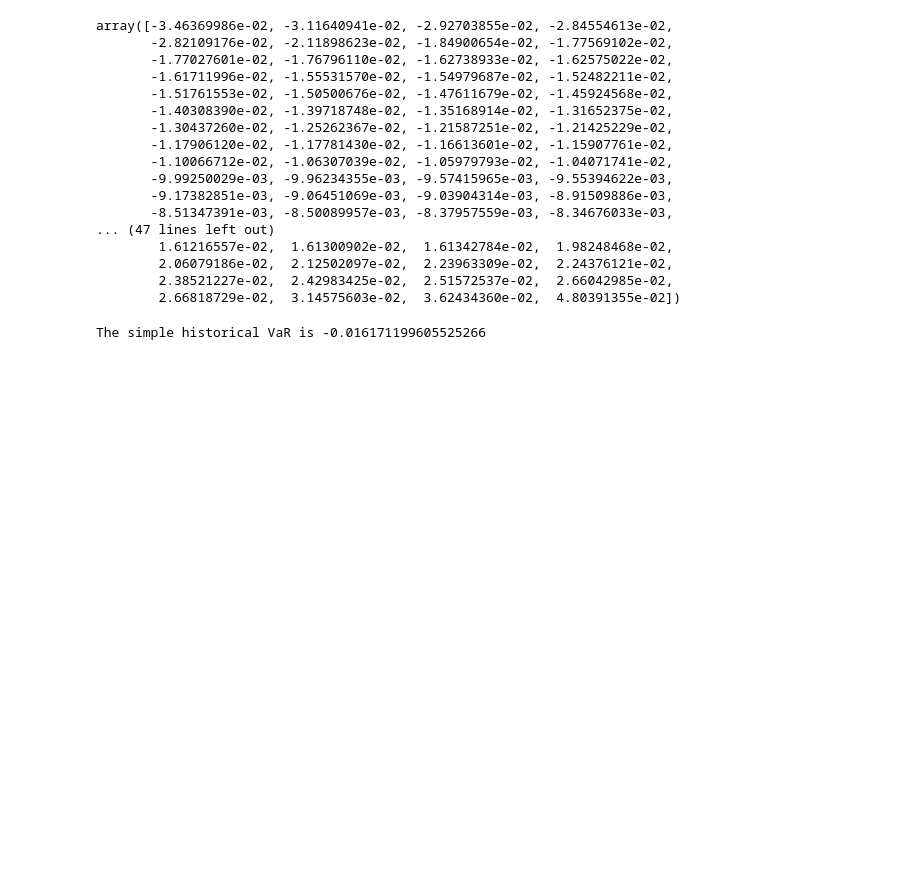
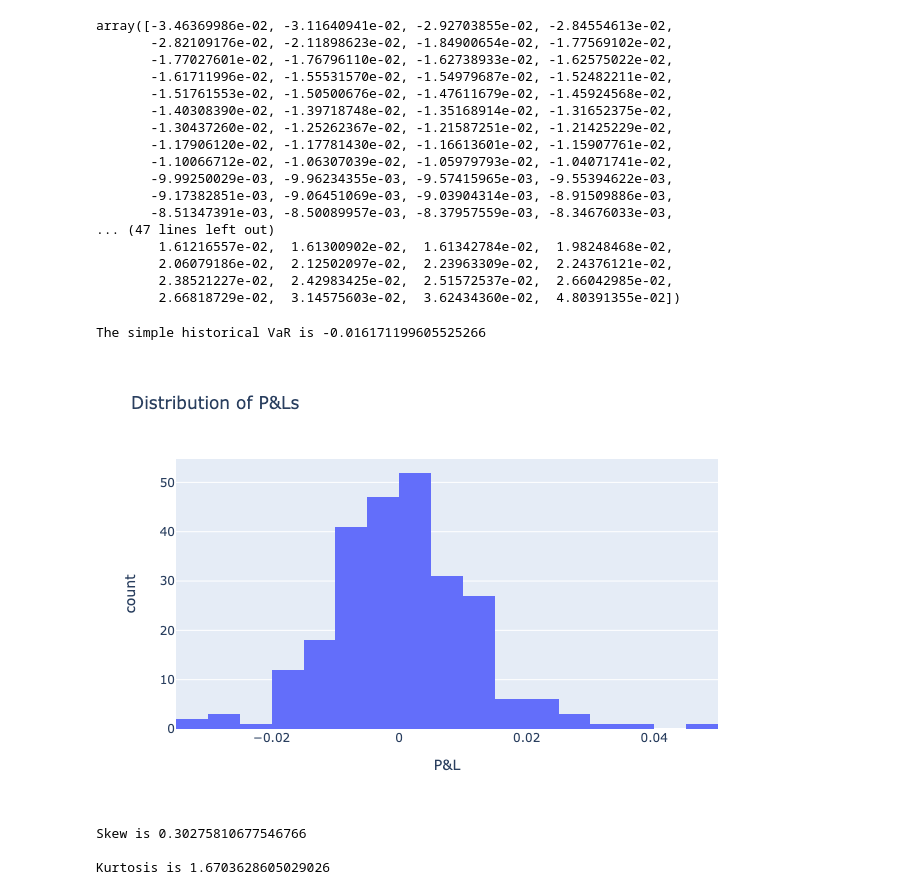
Before and after one commit to matthew-e-thomas/financial-analysis, a Jupyter notebook: Filtered_Historical_VaR.ipynb, the cells around one changed output. Saved outputs shown, nothing was run; the diff lists cells and outputs as text; code cells hidden in the pictures; blank space fills up the shorter version.

Commit message:
Added stats and histogram

```diff
--- a/Filtered_Historical_VaR.ipynb
+++ b/Filtered_Historical_VaR.ipynb
@@ -107,3 +108,10 @@ historic_var = np.percentile(returns, 5, interpolation="lower")
 print(f'The simple historical VaR is {historic_var}')
 # %% [output]
 The simple historical VaR is -0.016171199605525266
+# %%
+port_close['P&L'] = returns #put it back in our dataframe
+# %%
+fig = px.histogram(port_close, x='P&L', title="Distribution of P&Ls", nbins=40)
+fig.show()
+# %% [output]
+[figure, added]
@@ -109,0 +120,7 @@ The simple historical VaR is -0.016171199605525266
+# %%
+print(f"Skew is {skew(returns)}\n")
+print(f"Kurtosis is {kurtosis(returns)}")
+# %% [output]
+Skew is 0.30275810677546766
+
+Kurtosis is 1.6703628605029026
```
Also changed, not shown: parts of 4 cells of this notebook.
